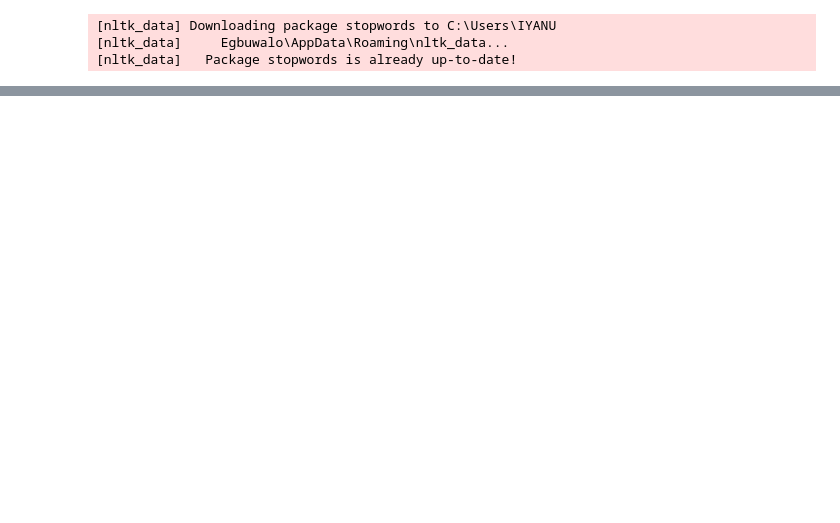
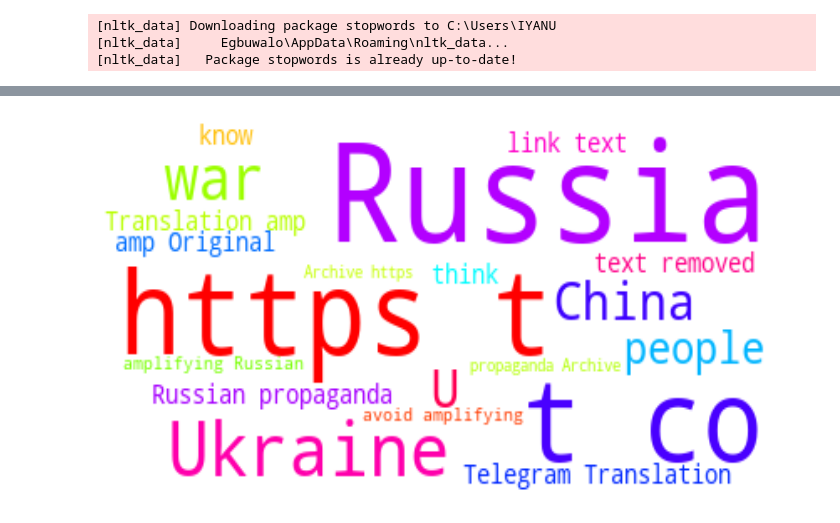
Before and after one commit to enigmire/twitter-sentiment-analysis, a Jupyter notebook: Twitter sentiment/RussiaUkraine tweet sentiments.ipynb, the cells around one changed output, grey strips where cells are left out. Cells and saved outputs as stored; diff of their text form; code cells hidden in the pictures; blank space fills up the shorter version.

```diff
--- a/Twitter sentiment/RussiaUkraine tweet sentiments.ipynb
+++ b/Twitter sentiment/RussiaUkraine tweet sentiments.ipynb
@@ -191,0 +188,18 @@ plt.show()
+# %%
+## this code shows cloud of words that are often used together
+
+def generate_bigram_wordcloud(text, group = 'All'):
+    max_phrase = 20
+    frequency = 4
+    #chart_title = '{} Most Common Bigram Terms in {} Sentiment Tweets'.format(max_phrase, group)
+    fig, ax = plt.subplots(figsize = (12,7))
+    wordcloud = WordCloud(background_color = "white", colormap = 'hsv', collocations=True,
+                         max_words=max_phrase, random_state = 47, collocation_threshold = frequency).generate(text)
+    plt.imshow(wordcloud, interpolation = 'bilinear', aspect = 'auto')
+    plt.axis('off')
+    #fig.suptitle(chart_title, fontsize = 22, fontweight = 'bold')
+    plt.show()
+# %%
+generate_bigram_wordcloud(negative, 'Negative')
+# %% [output]
+[figure, added]
```
Also changed, not shown: parts of 8 cells of this notebook.
